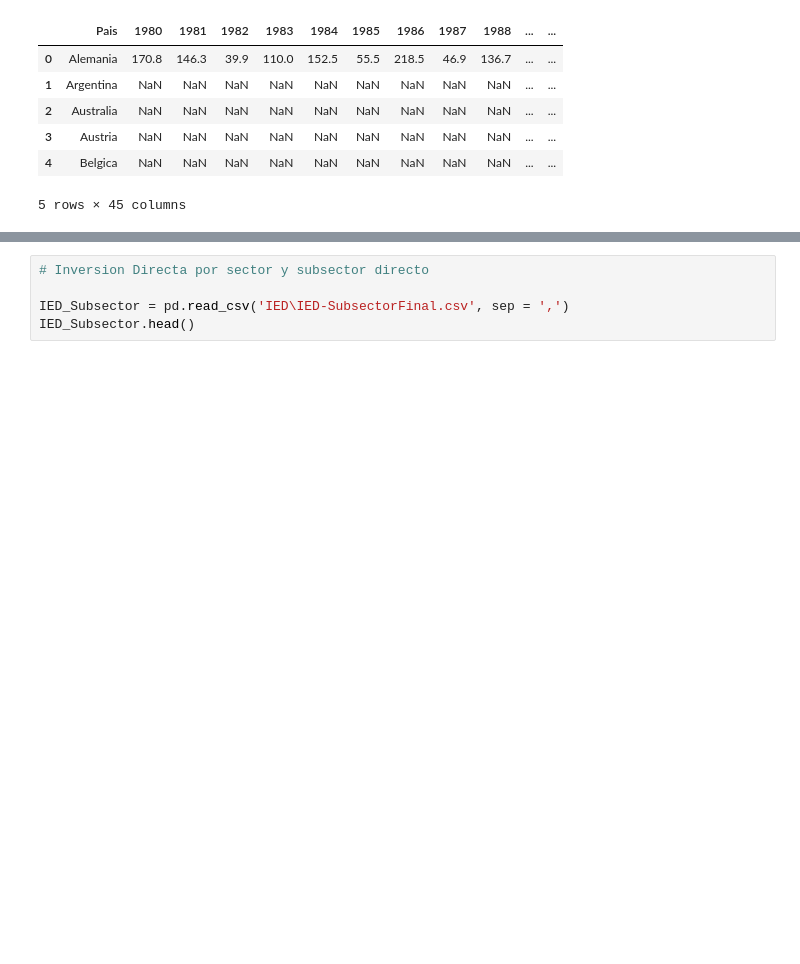
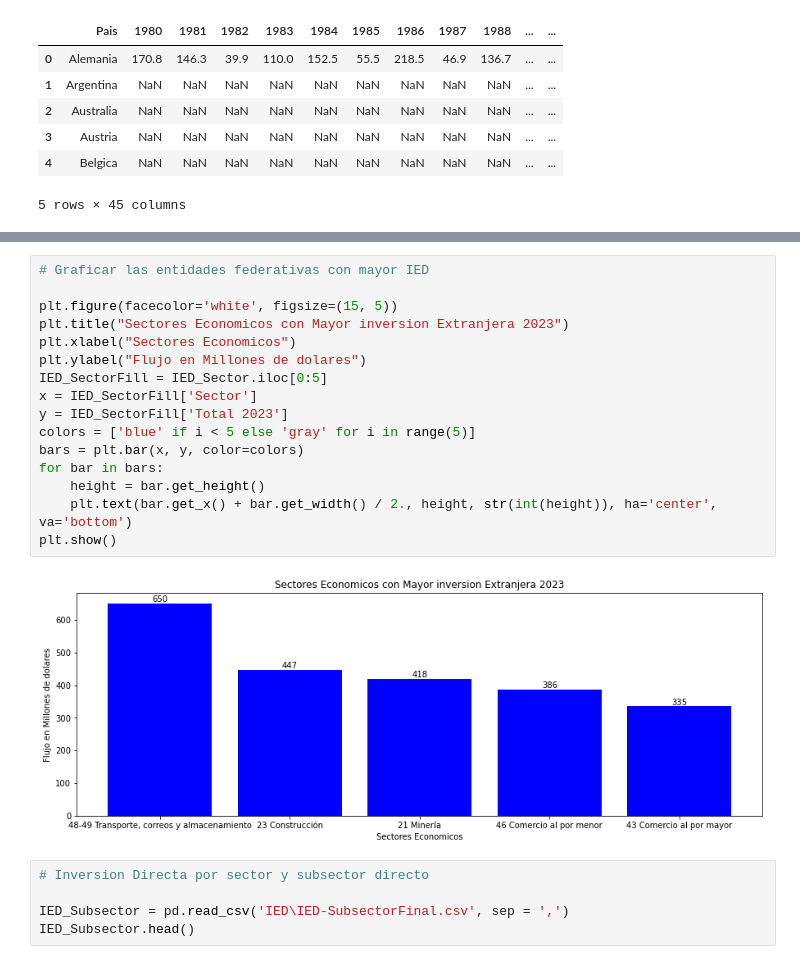
Before and after one commit to OctavioPB/Data-Analyst-Projects, a Jupyter notebook: InversionExtranjeraDirecta2023/Inversion Extranjera Directa en Mexico 2023.ipynb, the cells around one changed output, grey strips where cells are left out. Saved outputs shown, nothing was run; the diff lists cells and outputs as text; blank space fills up the shorter version.

```diff
--- a/InversionExtranjeraDirecta2023/Inversion Extranjera Directa en Mexico 2023.ipynb
+++ b/InversionExtranjeraDirecta2023/Inversion Extranjera Directa en Mexico 2023.ipynb
@@ -702,3 +723,21 @@ IED_Sector.head()
+# %%
+# Graficar las entidades federativas con mayor IED
+
+plt.figure(facecolor='white', figsize=(15, 5))
+plt.title("Sectores Economicos con Mayor inversion Extranjera 2023")
+plt.xlabel("Sectores Economicos")
+plt.ylabel("Flujo en Millones de dolares")
+IED_SectorFill = IED_Sector.iloc[0:5]
+x = IED_SectorFill['Sector']
+y = IED_SectorFill['Total 2023']
+colors = ['blue' if i < 5 else 'gray' for i in range(5)]
+bars = plt.bar(x, y, color=colors)
+for bar in bars:
+    height = bar.get_height()
+    plt.text(bar.get_x() + bar.get_width() / 2., height, str(int(height)), ha='center', va='bottom')
+plt.show()
+# %% [output]
+[figure, added]
 # %%
 # Inversion Directa por sector y subsector directo
 
```
Also changed, not shown: parts of 8 cells of this notebook.
